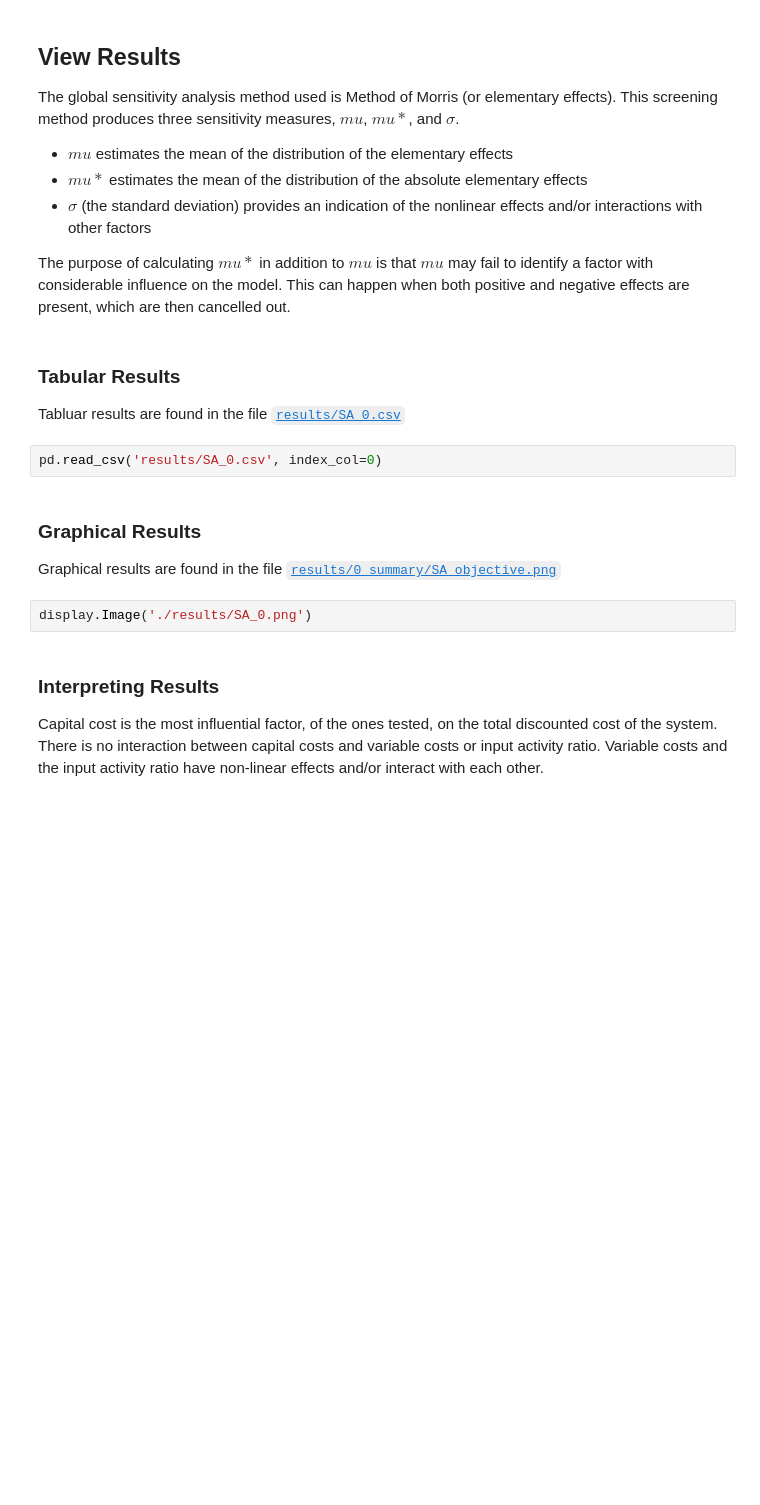
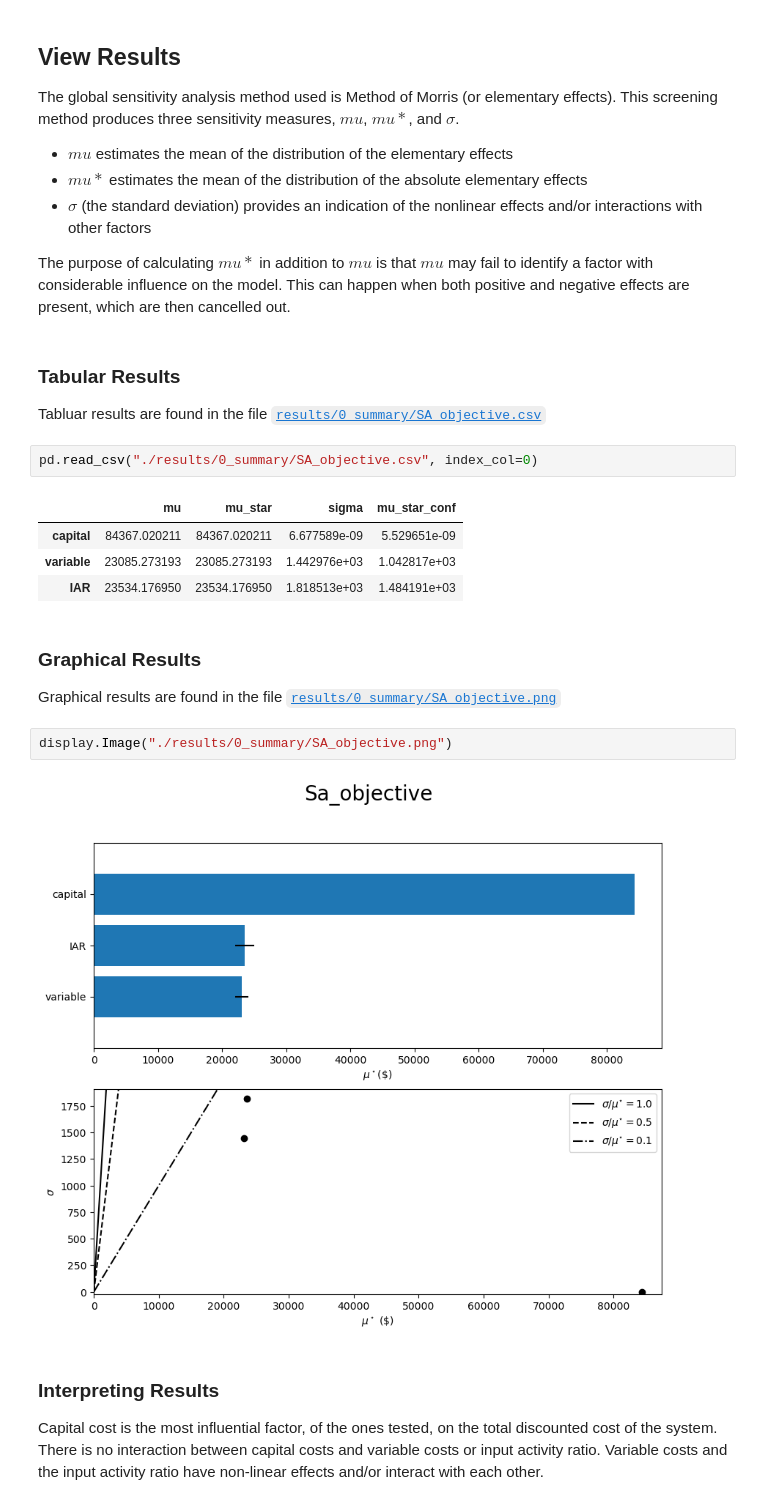
Before and after one commit to KTH-dESA/esom_gsa, a Jupyter notebook: Tutorial.ipynb, the cells around one changed output. Cells and saved outputs as stored; diff of their text form; blank space fills up the shorter version.

```diff
--- a/Tutorial.ipynb
+++ b/Tutorial.ipynb
@@ -509,15 +689,22 @@ The purpose of calculating $mu*$ in addition to $mu$ is that $mu$ may fail to id
 # %% [markdown]
 ### Tabular Results
 
-Tabluar results are found in the file [`results/SA_0.csv`](../edit/results/SA_0.csv)
+Tabluar results are found in the file [`results/0_summary/SA_objective.csv`](./results/0_summary/SA_objective.csv)
 # %%
-pd.read_csv('results/SA_0.csv', index_col=0)
+pd.read_csv("./results/0_summary/SA_objective.csv", index_col=0)
+# %% [output]
+|  | mu | mu_star | sigma | mu_star_conf |
+| capital | 84367.020211 | 84367.020211 | 6.677589e-09 | 5.529651e-09 |
+| variable | 23085.273193 | 23085.273193 | 1.442976e+03 | 1.042817e+03 |
+| IAR | 23534.176950 | 23534.176950 | 1.818513e+03 | 1.484191e+03 |
 # %% [markdown]
 ### Graphical Results
 
-Graphical results are found in the file [`results/0_summary/SA_objective.png`](results/0_summary/SA_objective.png)
+Graphical results are found in the file [`results/0_summary/SA_objective.png`](./results/0_summary/SA_objective.png)
 # %%
-display.Image('./results/SA_0.png')
+display.Image("./results/0_summary/SA_objective.png")
+# %% [output]
+[figure, added]
 # %% [markdown]
 ### Interpreting Results
 
```
Also changed, not shown: parts of 68 cells of this notebook, 17 other files.
